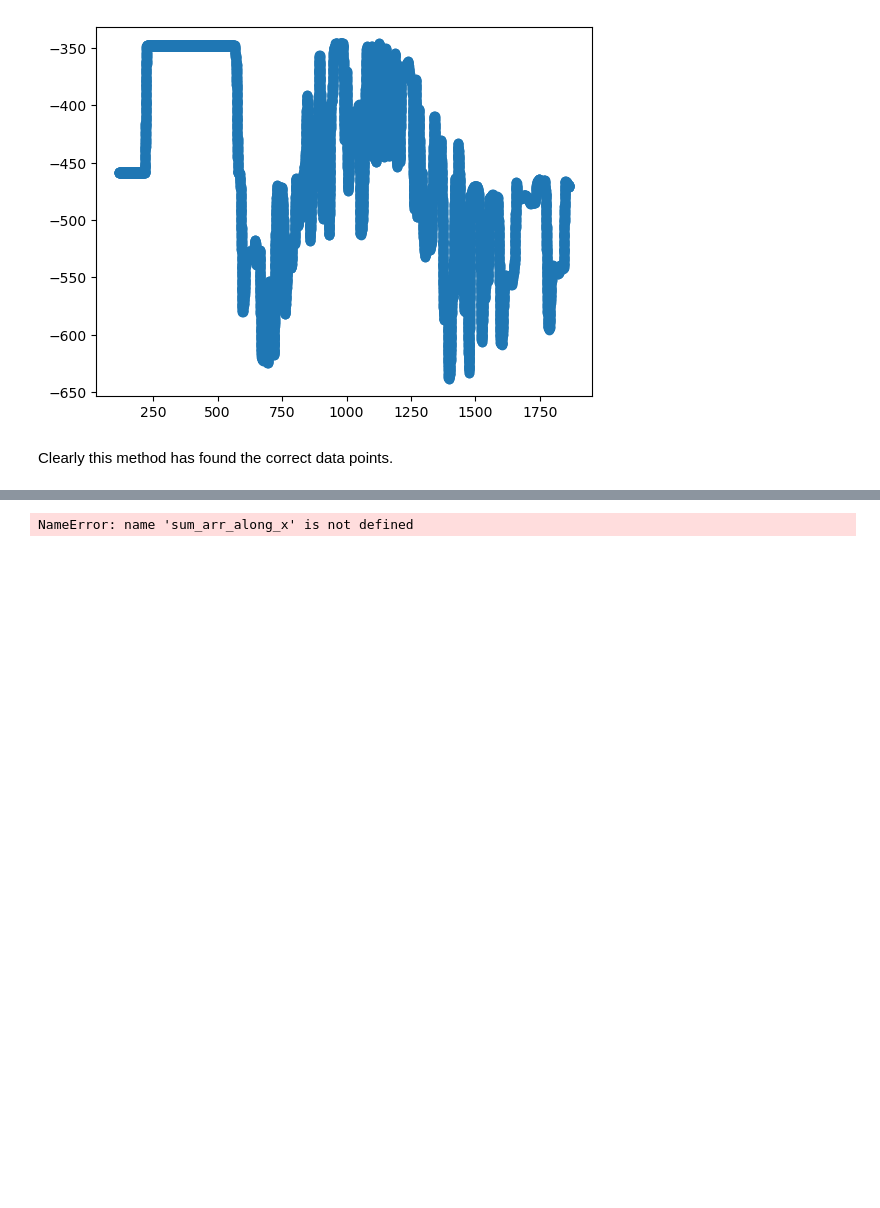
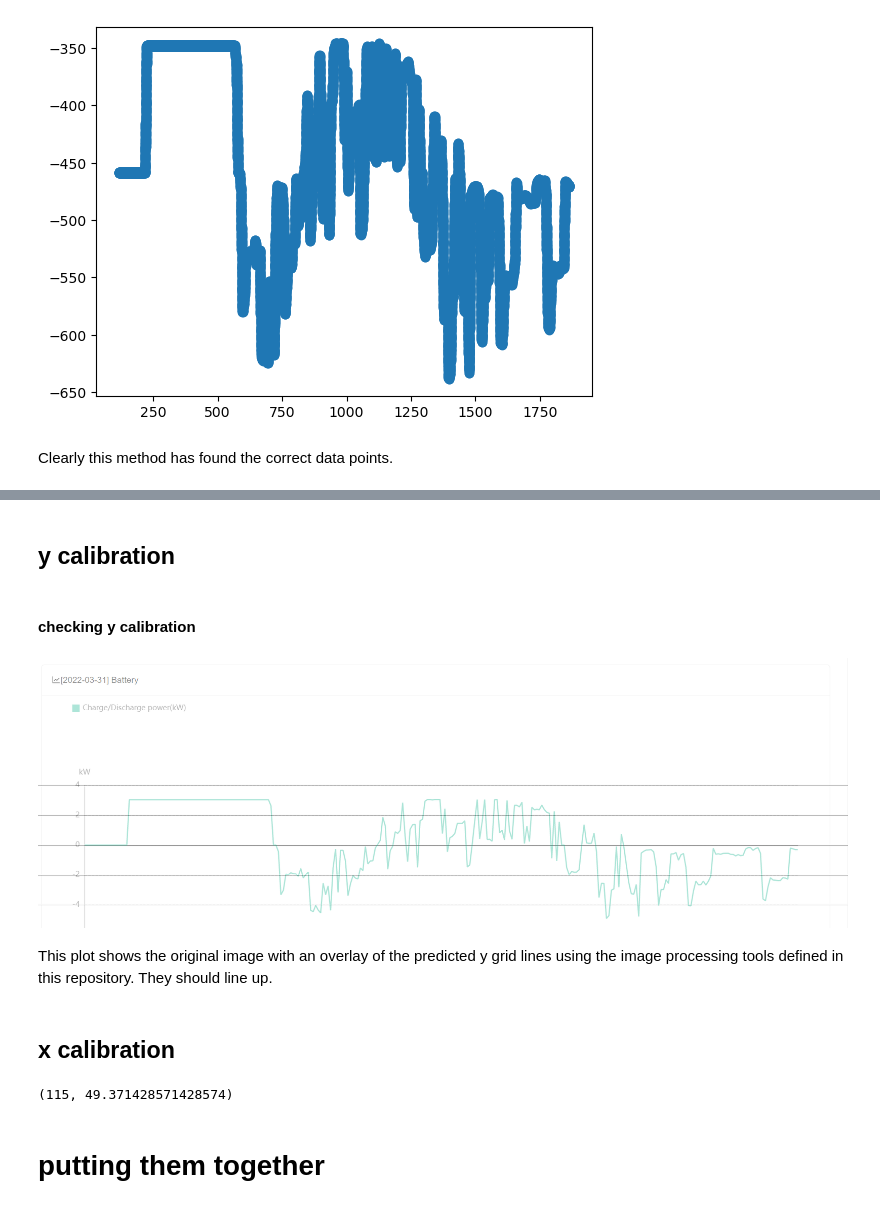
Before and after one commit to jordanesmith/Carbon-Intensity-Project-, a Jupyter notebook: research.ipynb, the cells around one changed output, grey strips where cells are left out. Saved outputs shown, nothing was run; the diff lists cells and outputs as text; code cells hidden in the pictures; blank space fills up the shorter version.

Commit message:
finished data preparation

```diff
--- a/research.ipynb
+++ b/research.ipynb
@@ -74,6 +59,0 @@ min(arr_data_pix_coords[:,1])
-# %%
-filtered_sum_arr_along_x = remove_baseline_wander(sum_arr_along_x)
-peaks_x, peaks_y = find_peaks(filtered_sum_arr_along_x)
-y_coord_dict, baseline_y, kw_per_pixel = generate_dict_y_coords_for_kW(peaks_x)
-# %% [output]
-NameError: name 'sum_arr_along_x' is not defined
@@ -82,3 +60,45 @@ kw_per_pixel
+# %% [markdown]
+## y calibration
+# %%
+y_coord_dict, baseline_y, kw_per_pixel = compute_y_calibrations(img)
+# %% [markdown]
+#### checking y calibration
+# %%
+# check these values
+img_arr = np.asarray(img)
+img_height = img_arr.shape[0]
+img_width = img_arr.shape[1]
+min(arr_data_pix_coords[:,1])
+
+# generate white page with black lines image for pasting on top of original image, for reference
+black_line_pix_values = np.zeros((1,img_width,3), dtype="uint8")
+white_image = np.ones(np.shape(img_arr),dtype="uint8")*255
+for y_val in y_coord_dict:
+    white_image[y_coord_dict[y_val]] =  black_line_pix_values
+
+lines = Image.fromarray(white_image)
+img_with_lines = img.copy()
+lines.putalpha(127) # make partially transparent
+
+# paste the two images together
+img_with_lines.paste(lines, (0,0), lines)
+img_with_lines
+# %% [output]
+[figure, added]
+# %% [markdown]
+This plot shows the original image with an overlay of the predicted y grid lines using the image processing tools defined in this repository. They should line up.
+# %% [markdown]
+## x calibration
+# %%
+baseline_x = min(arr_data_pix_coords[:,0])
+last_data_point_x = max(arr_data_pix_coords[:,0])
+seconds_in_day = 60*60*24
+seconds_per_pixel = seconds_in_day / abs(last_data_point_x - baseline_x)
+baseline_x, seconds_per_pixel
+# %% [output]
+(115, 49.371428571428574)
+# %% [markdown]
+# putting them together
 # %%
 # extract array of data values with dimensions in Y of kW, and x of seconds in the day
 data_x = (arr_data_pix_coords[:,0] - baseline_x) * seconds_per_pixel
```
Also changed, not shown: parts of 7 cells of this notebook, 1 other file.
